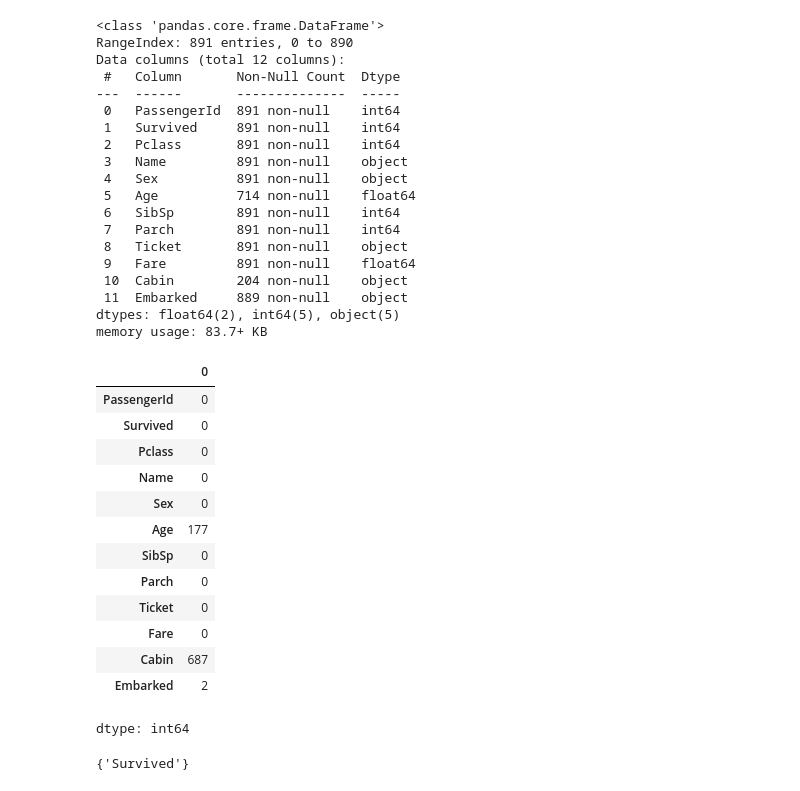
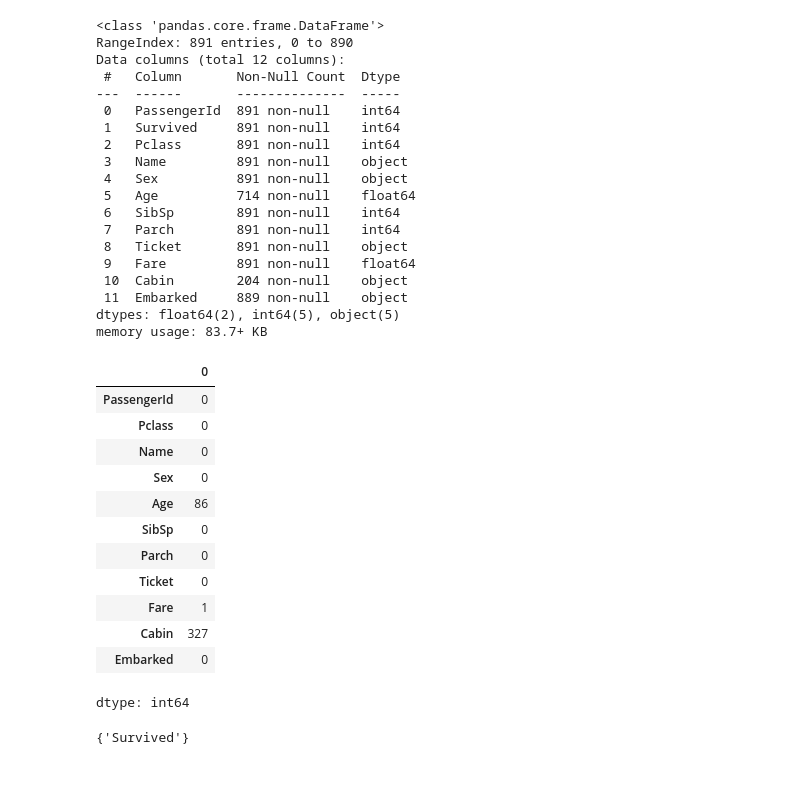
Before and after one commit to alohe-lang/titanic-prediction, a Jupyter notebook: Titanic.ipynb, the cells around one changed output. Cells and saved outputs as stored; diff of their text form; code cells hidden in the pictures.

```diff
--- a/Titanic.ipynb
+++ b/Titanic.ipynb
@@ -5,8 +5,8 @@ import pandas as pd
 import plotly as plt
 import seaborn as sns
 
-train = pd.read_csv('/train.csv')
-test = pd.read_csv('/test.csv')
+train = pd.read_csv('/content/sample_data/train.csv')
+test = pd.read_csv('/content/sample_data/test.csv')
 
 print(train.shape, test.shape)
 train.head()
@@ -20,40 +20,39 @@ train.head()
 | 4 | 5 | 0 | 3 | Allen, Mr. William Henry | male | 35.0 | 0 | 0 | 373450 | 8.0500 | ... |
 # %%
 train.info()
-train.isna().sum()
+test.isna().sum()
 # %% [output]
 <class 'pandas.core.frame.DataFrame'>
 RangeIndex: 891 entries, 0 to 890
 Data columns (total 12 columns):
  #   Column       Non-Null Count  Dtype
 ---  ------       --------------  -----
  0   PassengerId  891 non-null    int64
  1   Survived     891 non-null    int64
  2   Pclass       891 non-null    int64
  3   Name         891 non-null    object
  4   Sex          891 non-null    object
  5   Age          714 non-null    float64
  6   SibSp        891 non-null    int64
  7   Parch        891 non-null    int64
  8   Ticket       891 non-null    object
  9   Fare         891 non-null    float64
  10  Cabin        204 non-null    object
  11  Embarked     889 non-null    object
 dtypes: float64(2), int64(5), object(5)
 memory usage: 83.7+ KB
 |  | 0 |
 | PassengerId | 0 |
-| Survived | 0 |
 | Pclass | 0 |
 | Name | 0 |
 | Sex | 0 |
-| Age | 177 |
+| Age | 86 |
 | SibSp | 0 |
 | Parch | 0 |
 | Ticket | 0 |
-| Fare | 0 |
-| Cabin | 687 |
-| Embarked | 2 |
+| Fare | 1 |
+| Cabin | 327 |
+| Embarked | 0 |
 dtype: int64
 # %%
 print(set(train.columns)-set(test.columns))
```
Also changed, not shown: parts of 12 cells of this notebook.
